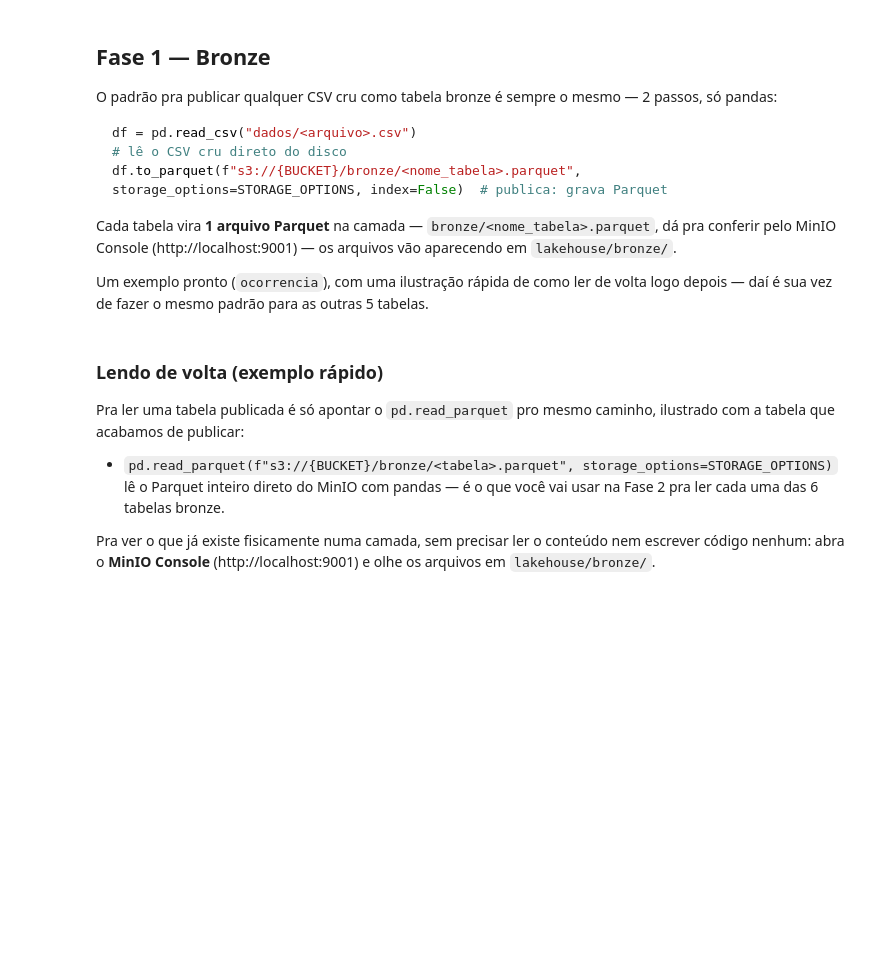
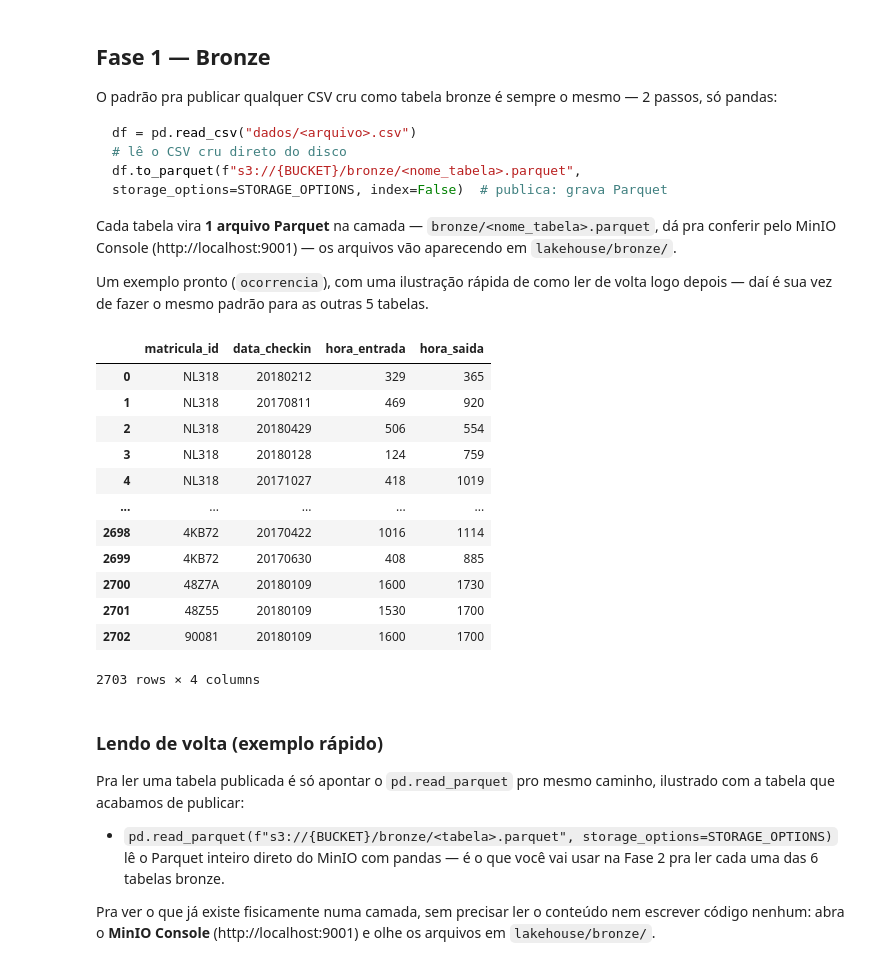
Before and after one commit to RyanRodMat/data-lakehouse-101-Ryan, a Jupyter notebook: jupyter/notebooks/investigacao.ipynb, the cells around one changed output. Drawn from its saved outputs; the diff is of its cells as text; code cells hidden in the pictures; blank space fills up the shorter version.

```diff
--- a/jupyter/notebooks/investigacao.ipynb
+++ b/jupyter/notebooks/investigacao.ipynb
@@ -52,8 +52,47 @@ Um exemplo pronto (`ocorrencia`), com uma ilustração rápida de como ler de vo
 # %%
 # Exemplo pronto: ocorrencia
 df_ocorrencia = pd.read_csv("dados/ocorrencia.csv")
 df_ocorrencia.to_parquet(f"s3://{BUCKET}/bronze/ocorrencia.parquet", storage_options=STORAGE_OPTIONS, index=False)
 df_ocorrencia
+
+#pessoa
+df_pessoa = pd.read_csv("dados/pessoa.csv")
+df_pessoa.to_parquet(f"s3://{BUCKET}/bronze/pessoa.parquet", storage_options=STORAGE_OPTIONS, index=False)
+df_pessoa
+
+#detran
+df_detran = pd.read_csv("dados/detran.csv")
+df_detran.to_parquet(f"s3://{BUCKET}/bronze/detran.parquet", storage_options=STORAGE_OPTIONS, index=False)
+df_detran
+
+#depoimento
+df_depoimento = pd.read_csv("dados/depoimento.csv")
+df_depoimento.to_parquet(f"s3://{BUCKET}/bronze/depoimento.parquet", storage_options=STORAGE_OPTIONS, index=False)
+df_depoimento
+
+#membro_academia
+df_membro_academia = pd.read_csv("dados/membro_academia.csv")
+df_membro_academia.to_parquet(f"s3://{BUCKET}/bronze/membro_academia.parquet", storage_options=STORAGE_OPTIONS, index=False)
+df_membro_academia
+
+#checkin_academia
+df_checkin_academia = pd.read_csv("dados/checkin_academia.csv")
+df_checkin_academia.to_parquet(f"s3://{BUCKET}/bronze/checkin_academia.parquet", storage_options=STORAGE_OPTIONS, index=False)
+df_checkin_academia
+# %% [output]
+|  | matricula_id | data_checkin | hora_entrada | hora_saida |
+| 0 | NL318 | 20180212 | 329 | 365 |
+| 1 | NL318 | 20170811 | 469 | 920 |
+| 2 | NL318 | 20180429 | 506 | 554 |
+| 3 | NL318 | 20180128 | 124 | 759 |
+| 4 | NL318 | 20171027 | 418 | 1019 |
+| ... | ... | ... | ... | ... |
+| 2698 | 4KB72 | 20170422 | 1016 | 1114 |
+| 2699 | 4KB72 | 20170630 | 408 | 885 |
+| 2700 | 48Z7A | 20180109 | 1600 | 1730 |
+| 2701 | 48Z55 | 20180109 | 1530 | 1700 |
+| 2702 | 90081 | 20180109 | 1600 | 1700 |
+2703 rows × 4 columns
 # %% [markdown]
 ### Lendo de volta (exemplo rápido)
 
```
Also changed, not shown: parts of 18 cells of this notebook, 2 other files.
